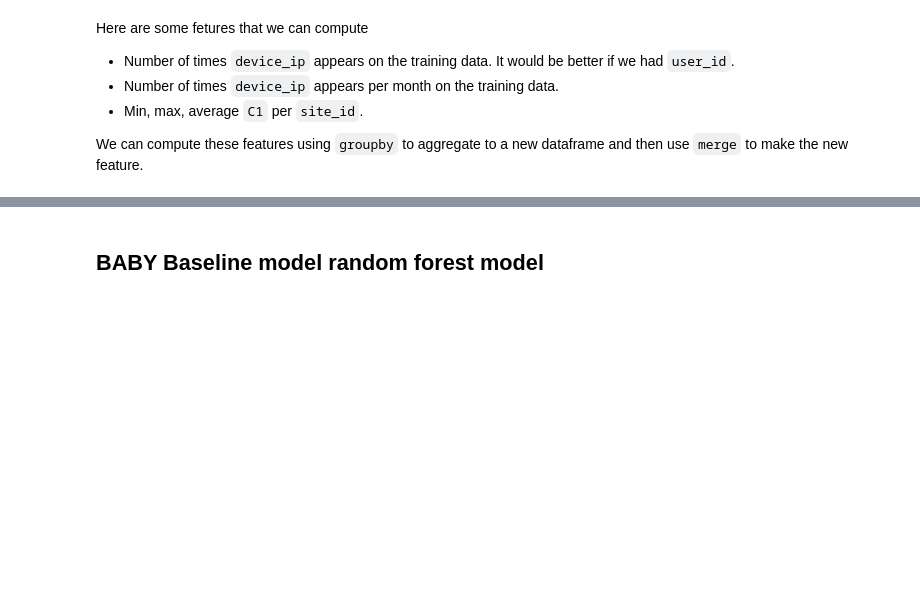
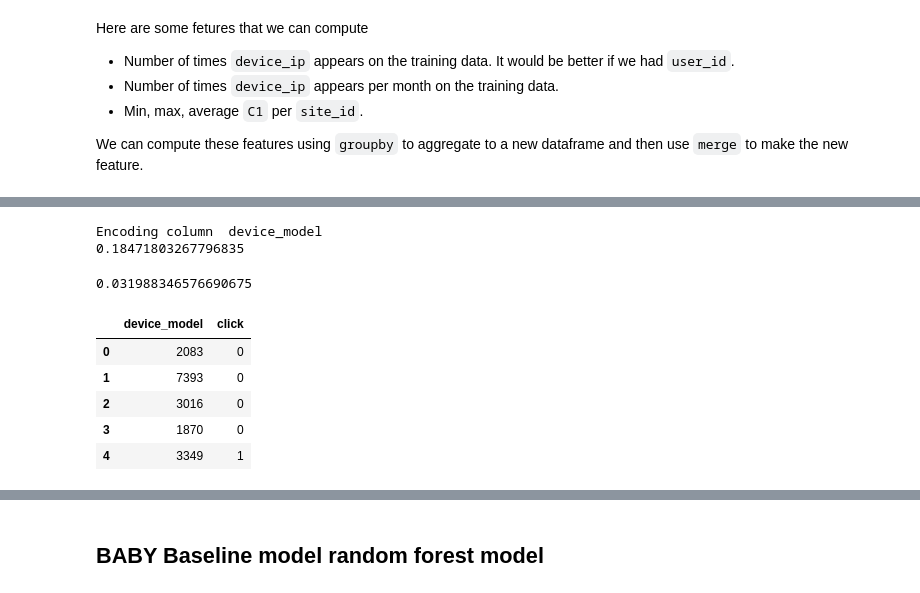
Before and after one commit to yanneta/msds699, a Jupyter notebook: notebooks/4_feature_eng.ipynb, the cells around one changed output, grey strips where cells are left out. Saved outputs shown, nothing was run; the diff lists cells and outputs as text; code cells hidden in the pictures; blank space fills up the shorter version.

Commit message:
adding fast cat encoding

```diff
--- a/notebooks/4_feature_eng.ipynb
+++ b/notebooks/4_feature_eng.ipynb
@@ -403,0 +431,25 @@ hash_encode_cols(t2, v2, col)
+# %%
+start = time.time()
+hash_encode_cols(t2, v2, col)
+print((time.time()-start)/60)
+# %% [output]
+Encoding column  device_model
+0.18471803267796835
+# %%
+col = "device_model"
+t3 = train[[col,"click"]].copy()
+v3 = val[[col,"click"]].copy()
+start = time.time()
+label_encoding_with_NAs(t3, v3, col)
+print((time.time()-start)/60)
+# %% [output]
+0.031988346576690675
+# %%
+t1.head()
+# %% [output]
+|  | device_model | click |
+| 0 | 2083 | 0 |
+| 1 | 7393 | 0 |
+| 2 | 3016 | 0 |
+| 3 | 1870 | 0 |
+| 4 | 3349 | 1 |
```
Also changed, not shown: parts of 14 cells of this notebook.
